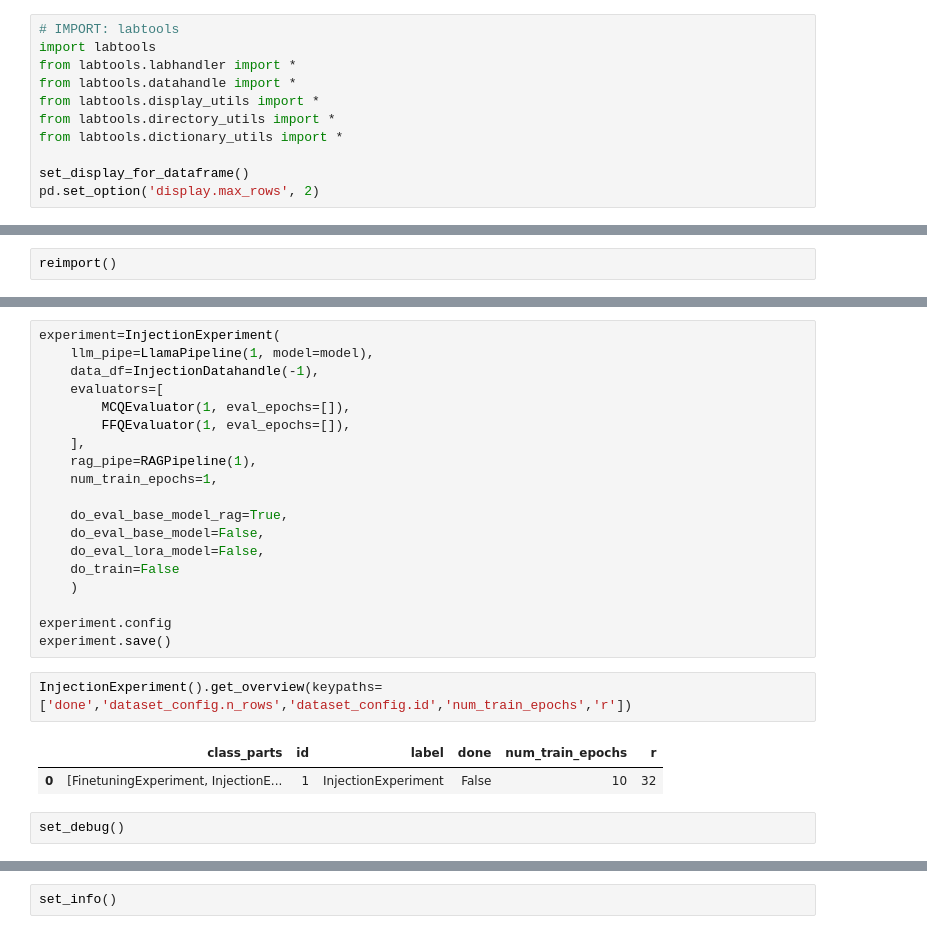
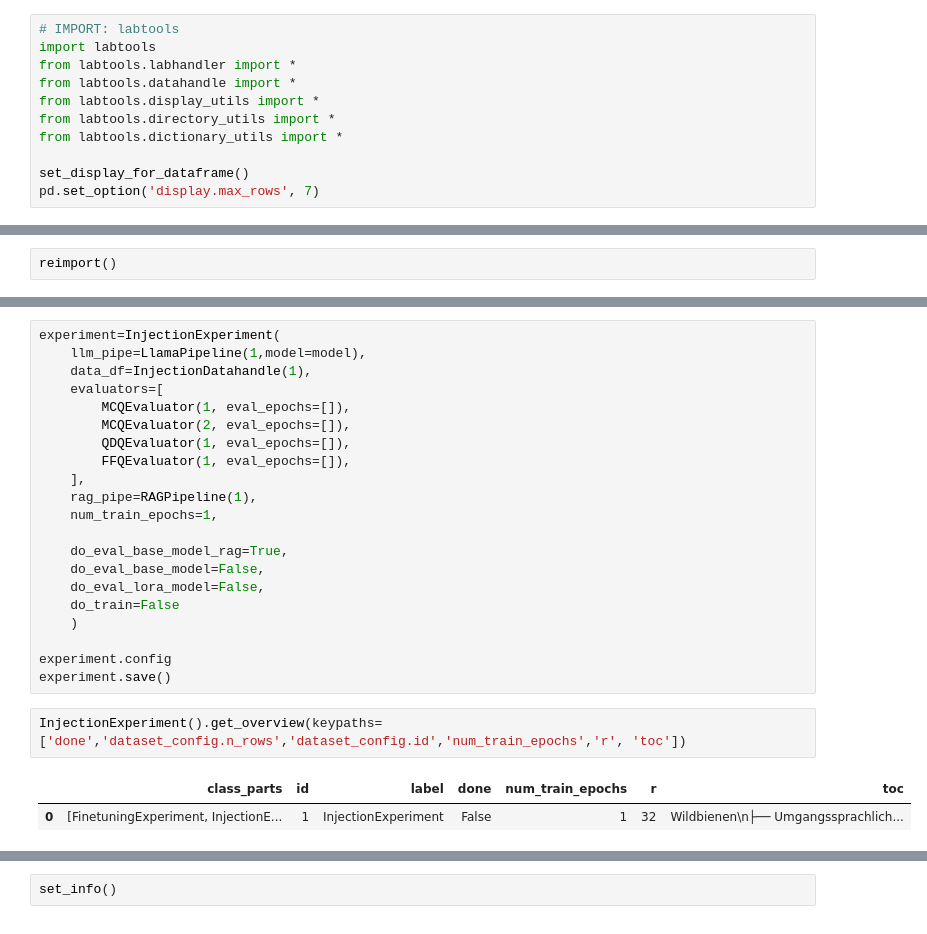
Before and after one commit to fee1ix/beesup_injection_lab, a Jupyter notebook: injection_notebook.ipynb, the cells around one changed output, grey strips where cells are left out. Saved outputs shown, nothing was run; the diff lists cells and outputs as text.

Commit message:
Update configuration files for Taxomizer and InjectionDatahandle; adjust IDs, labels, and enhance data structure for improved clarity and functionality

```diff
--- a/injection_notebook.ipynb
+++ b/injection_notebook.ipynb
@@ -51,6 +51,6 @@ from labtools.directory_utils import *
 from labtools.dictionary_utils import *
 
 set_display_for_dataframe()
-pd.set_option('display.max_rows', 2)
+pd.set_option('display.max_rows', 7)
 # %%
 import importlib
@@ -2833,9 +2832,11 @@ InjectionDatahandle(-1).config
 # %%
 experiment=InjectionExperiment(
-    llm_pipe=LlamaPipeline(1, model=model),
-    data_df=InjectionDatahandle(-1),
+    llm_pipe=LlamaPipeline(1,model=model),
+    data_df=InjectionDatahandle(1),
     evaluators=[
         MCQEvaluator(1, eval_epochs=[]),
+        MCQEvaluator(2, eval_epochs=[]),
+        QDQEvaluator(1, eval_epochs=[]),
         FFQEvaluator(1, eval_epochs=[]),
     ],
     rag_pipe=RAGPipeline(1),
@@ -2850,9 +2851,7 @@ experiment=InjectionExperiment(
 experiment.config
 experiment.save()
 # %%
-InjectionExperiment().get_overview(keypaths=['done','dataset_config.n_rows','dataset_config.id','num_train_epochs','r'])
+InjectionExperiment().get_overview(keypaths=['done','dataset_config.n_rows','dataset_config.id','num_train_epochs','r', 'toc'])
 # %% [output]
-|  | class_parts | id | label | done | num_train_epochs | r |
-| 0 | [FinetuningExperiment, InjectionE... | 1 | InjectionExperiment | False | 10 | 32 |
+|  | class_parts | id | label | done | num_train_epochs | r | toc |
+| 0 | [FinetuningExperiment, InjectionE... | 1 | InjectionExperiment | False | 1 | 32 | Wildbienen\n├── Umgangssprachlich... |
-# %%
-set_debug()
```
Also changed, not shown: parts of 25 cells of this notebook, 5 other files.
